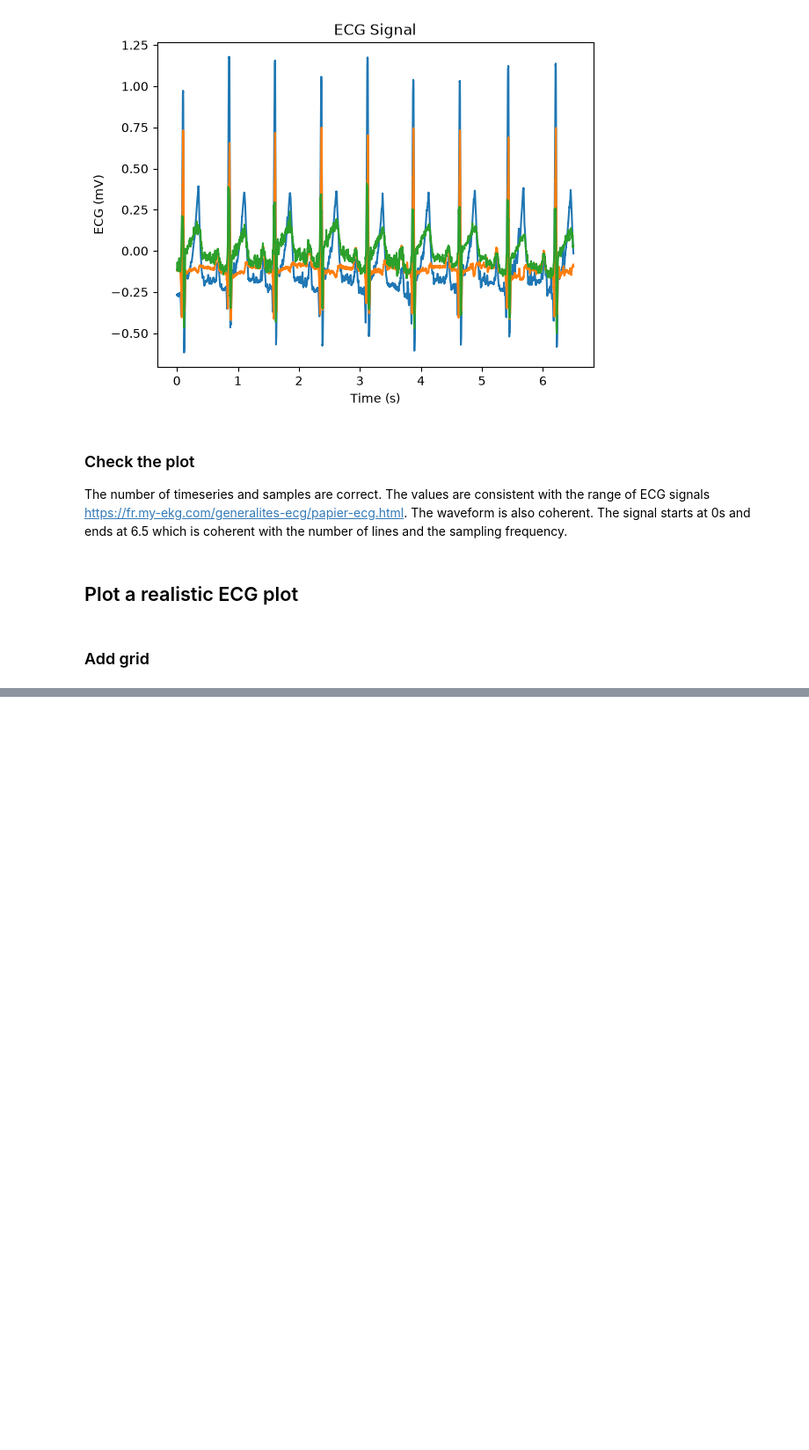
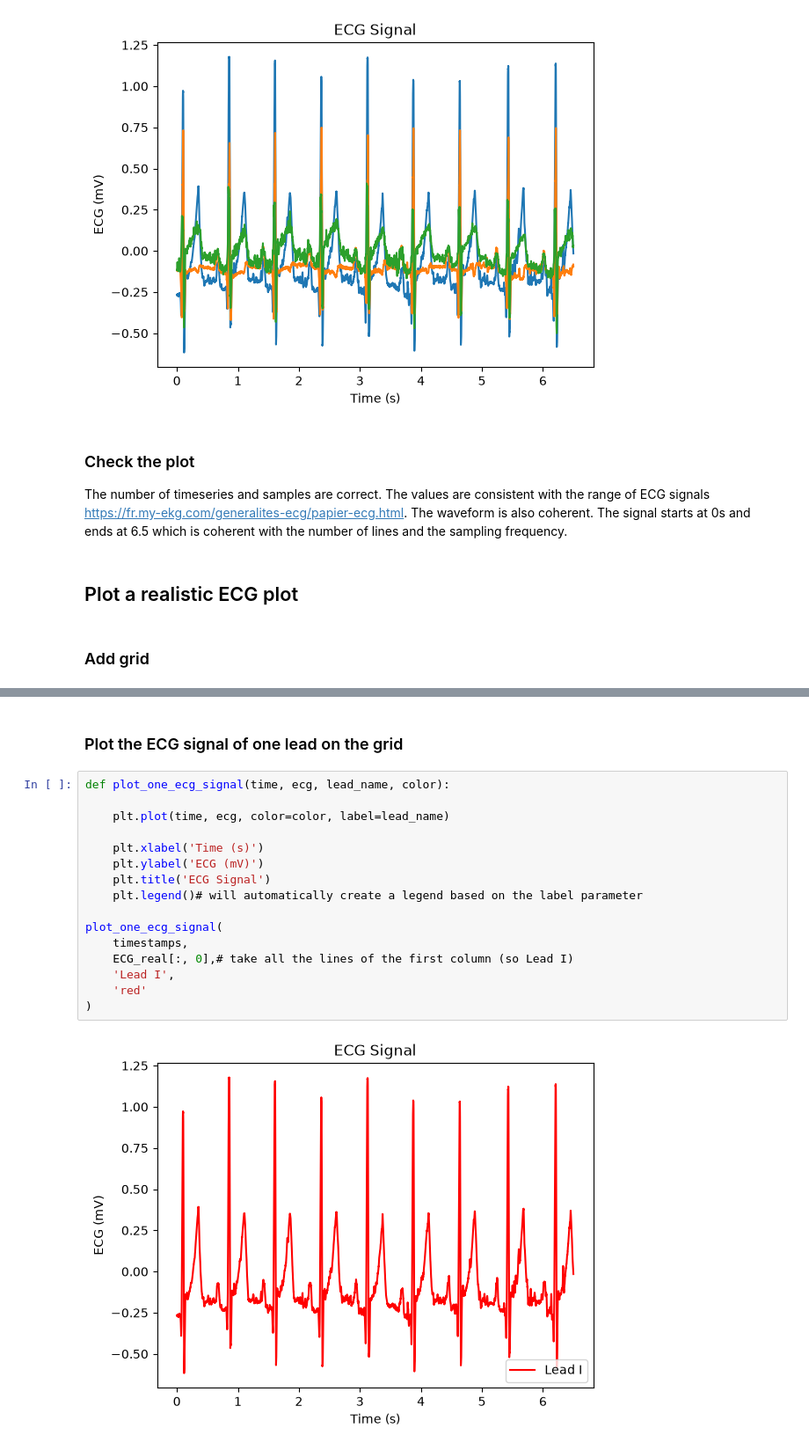
Before and after one commit to GaiaGas/Series01-python, a Jupyter notebook: Series01-Python.ipynb, the cells around one changed output, grey strips where cells are left out. Shown at 88% size. Saved outputs shown, nothing was run; the diff lists cells and outputs as text; blank space fills up the shorter version.

Commit message:
plot one lead
plot lead one

```diff
--- a/Series01-Python.ipynb
+++ b/Series01-Python.ipynb
@@ -131,3 +131,23 @@ plot_ecg_grid(
 plt.show()
 # %% [output]
 [figure]
+# %% [markdown]
+### Plot the ECG signal of one lead on the grid
+# %%
+def plot_one_ecg_signal(time, ecg, lead_name, color):
+
+    plt.plot(time, ecg, color=color, label=lead_name)
+
+    plt.xlabel('Time (s)')
+    plt.ylabel('ECG (mV)')
+    plt.title('ECG Signal')
+    plt.legend()# will automatically create a legend based on the label parameter
+
+plot_one_ecg_signal(
+    timestamps,
+    ECG_real[:, 0],# take all the lines of the first column (so Lead I)
+    'Lead I',
+    'red'
+)
+# %% [output]
+[figure, added]
```
Also changed, not shown: parts of 1 cell of this notebook.
